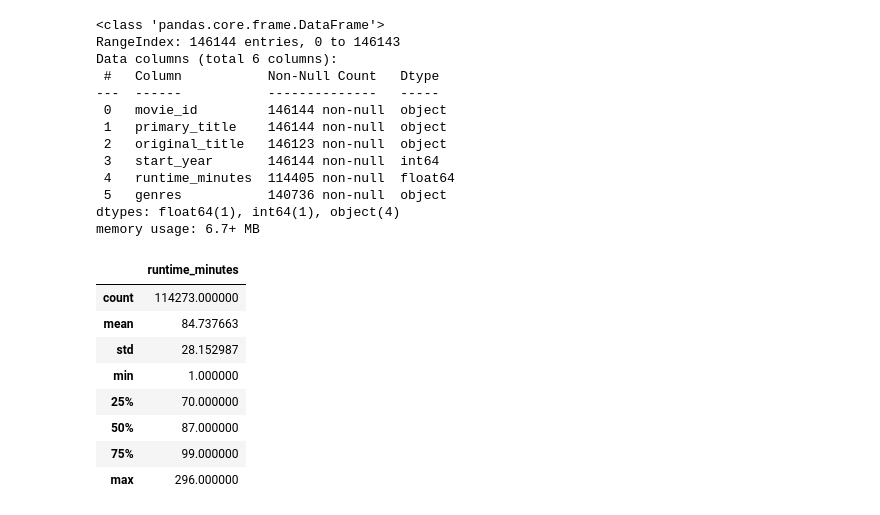
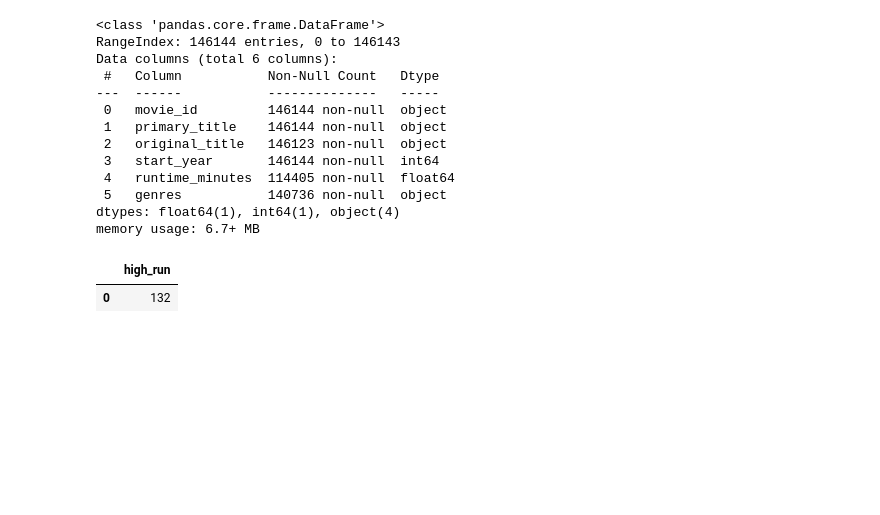
Before and after one commit to harte3/Flatiron-Capstone-Group-2, a Jupyter notebook: notebooks/donnie-kevin/Donnie-Kevin.ipynb, the cells around one changed output. Drawn from its saved outputs; the diff is of its cells as text; code cells hidden in the pictures; blank space fills up the shorter version.

```diff
--- a/notebooks/donnie-kevin/Donnie-Kevin.ipynb
+++ b/notebooks/donnie-kevin/Donnie-Kevin.ipynb
@@ -98,19 +104,12 @@ dtypes: float64(1), int64(1), object(4)
 memory usage: 6.7+ MB
 # %%
 runtime = pd.read_sql("""
-SELECT runtime_minutes
+SELECT COUNT(runtime_minutes) as high_run
 FROM movie_basics
-WHERE runtime_minutes is not null and runtime_minutes < 300
+WHERE runtime_minutes is not null and runtime_minutes >= 300
+order by runtime_minutes desc
 """, con)
-run = runtime.astype(int)
-run.describe()
+runtime
 # %% [output]
-|  | runtime_minutes |
-| count | 114273.000000 |
-| mean | 84.737663 |
-| std | 28.152987 |
-| min | 1.000000 |
-| 25% | 70.000000 |
-| 50% | 87.000000 |
-| 75% | 99.000000 |
-| max | 296.000000 |
+|  | high_run |
+| 0 | 132 |
```
Also changed, not shown: parts of 24 cells of this notebook.
